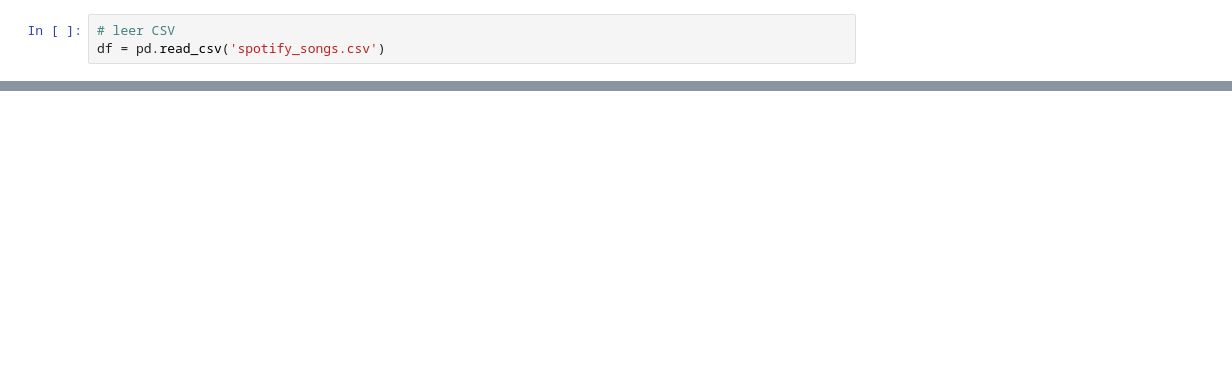
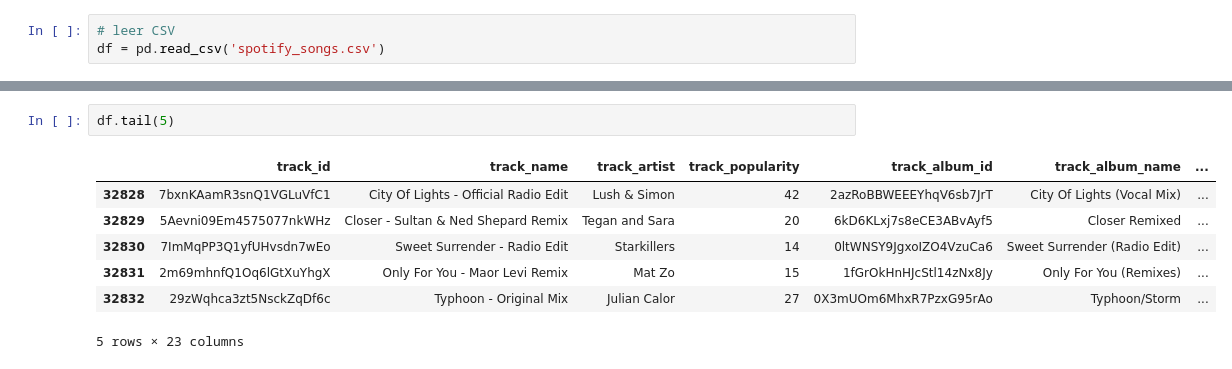
Before and after one commit to mlmicozzi/SPOTIFY, a Jupyter notebook: TPFinal.ipynb, the cells around one changed output, grey strips where cells are left out. Cells and saved outputs as stored; diff of their text form; blank space fills up the shorter version.

```diff
--- a/TPFinal.ipynb
+++ b/TPFinal.ipynb
@@ -49,0 +94,10 @@ None
+# %%
+df.tail(5)
+# %% [output]
+|  | track_id | track_name | track_artist | track_popularity | track_album_id | track_album_name | ... |
+| 32828 | 7bxnKAamR3snQ1VGLuVfC1 | City Of Lights - Official Radio Edit | Lush & Simon | 42 | 2azRoBBWEEEYhqV6sb7JrT | City Of Lights (Vocal Mix) | ... |
+| 32829 | 5Aevni09Em4575077nkWHz | Closer - Sultan & Ned Shepard Remix | Tegan and Sara | 20 | 6kD6KLxj7s8eCE3ABvAyf5 | Closer Remixed | ... |
+| 32830 | 7ImMqPP3Q1yfUHvsdn7wEo | Sweet Surrender - Radio Edit | Starkillers | 14 | 0ltWNSY9JgxoIZO4VzuCa6 | Sweet Surrender (Radio Edit) | ... |
+| 32831 | 2m69mhnfQ1Oq6lGtXuYhgX | Only For You - Maor Levi Remix | Mat Zo | 15 | 1fGrOkHnHJcStl14zNx8Jy | Only For You (Remixes) | ... |
+| 32832 | 29zWqhca3zt5NsckZqDf6c | Typhoon - Original Mix | Julian Calor | 27 | 0X3mUOm6MhxR7PzxG95rAo | Typhoon/Storm | ... |
+5 rows × 23 columns
```
Also changed, not shown: parts of 14 cells of this notebook, 1 other file.
